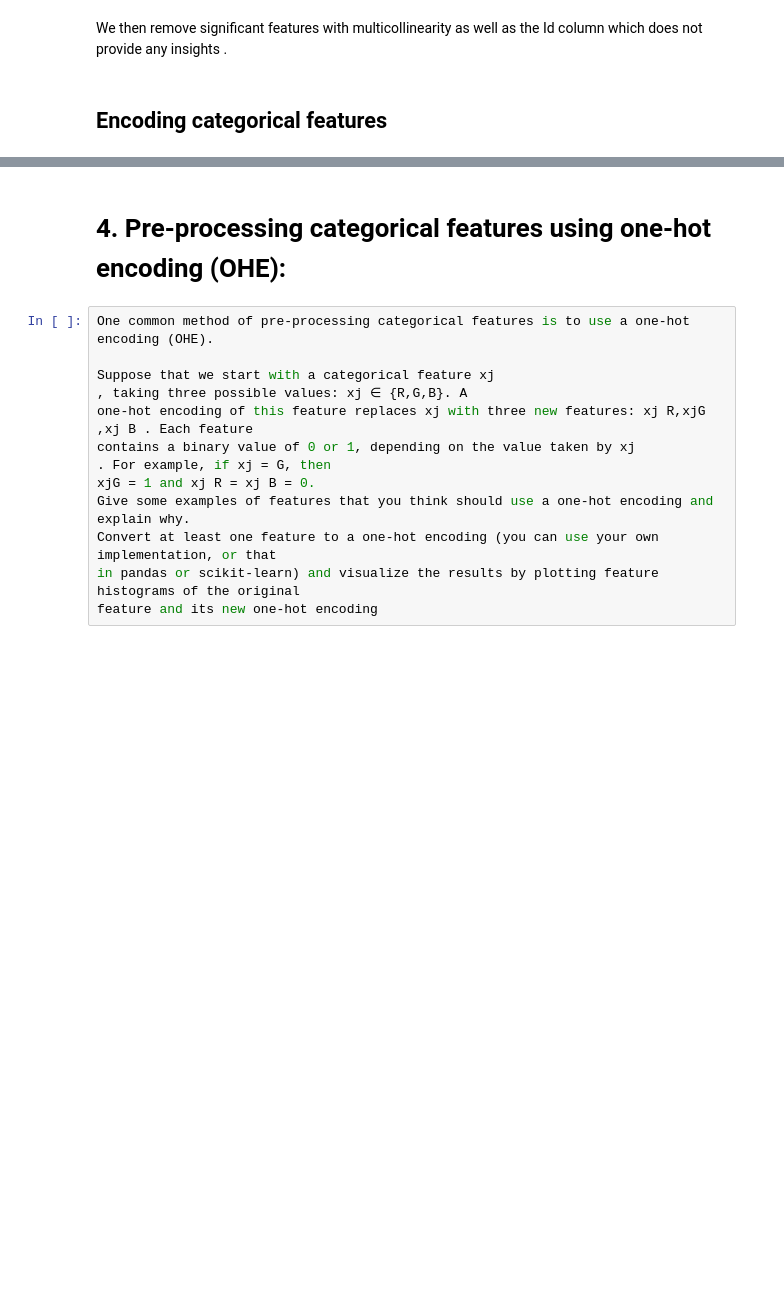
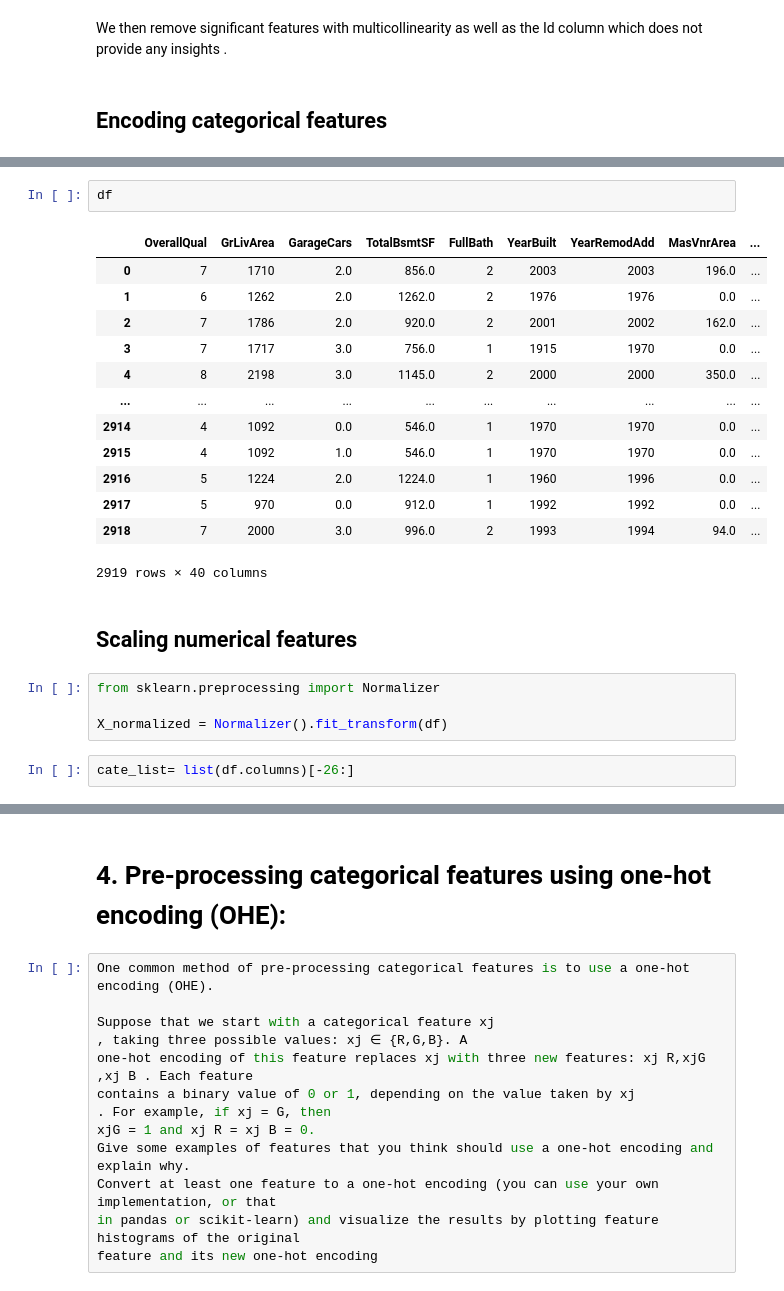
Before and after one commit to Kataraduo/CS-5785-AML, a Jupyter notebook: CS5785_HM1_Zhiduo Xie (zx324).ipynb, the cells around one changed output, grey strips where cells are left out. Cells and saved outputs as stored; diff of their text form; blank space fills up the shorter version.

```diff
--- a/CS5785_HM1_Zhiduo Xie (zx324).ipynb
+++ b/CS5785_HM1_Zhiduo Xie (zx324).ipynb
@@ -484,0 +497,24 @@ https://gist.github.com/mwaskom/de44147ed2974457ad6372750bbe5751
+# %%
+df
+# %% [output]
+|  | OverallQual | GrLivArea | GarageCars | TotalBsmtSF | FullBath | YearBuilt | YearRemodAdd | MasVnrArea | ... |
+| 0 | 7 | 1710 | 2.0 | 856.0 | 2 | 2003 | 2003 | 196.0 | ... |
+| 1 | 6 | 1262 | 2.0 | 1262.0 | 2 | 1976 | 1976 | 0.0 | ... |
+| 2 | 7 | 1786 | 2.0 | 920.0 | 2 | 2001 | 2002 | 162.0 | ... |
+| 3 | 7 | 1717 | 3.0 | 756.0 | 1 | 1915 | 1970 | 0.0 | ... |
+| 4 | 8 | 2198 | 3.0 | 1145.0 | 2 | 2000 | 2000 | 350.0 | ... |
+| ... | ... | ... | ... | ... | ... | ... | ... | ... | ... |
+| 2914 | 4 | 1092 | 0.0 | 546.0 | 1 | 1970 | 1970 | 0.0 | ... |
+| 2915 | 4 | 1092 | 1.0 | 546.0 | 1 | 1970 | 1970 | 0.0 | ... |
+| 2916 | 5 | 1224 | 2.0 | 1224.0 | 1 | 1960 | 1996 | 0.0 | ... |
+| 2917 | 5 | 970 | 0.0 | 912.0 | 1 | 1992 | 1992 | 0.0 | ... |
+| 2918 | 7 | 2000 | 3.0 | 996.0 | 2 | 1993 | 1994 | 94.0 | ... |
+2919 rows × 40 columns
+# %% [markdown]
+## Scaling numerical features
+# %%
+from sklearn.preprocessing import Normalizer
+
+X_normalized = Normalizer().fit_transform(df)
+# %%
+cate_list= list(df.columns)[-26:]
```
Also changed, not shown: parts of 24 cells of this notebook.
